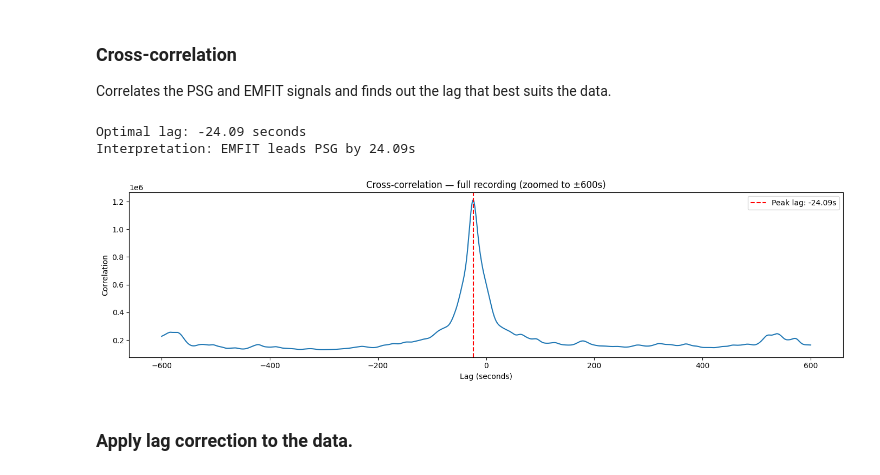
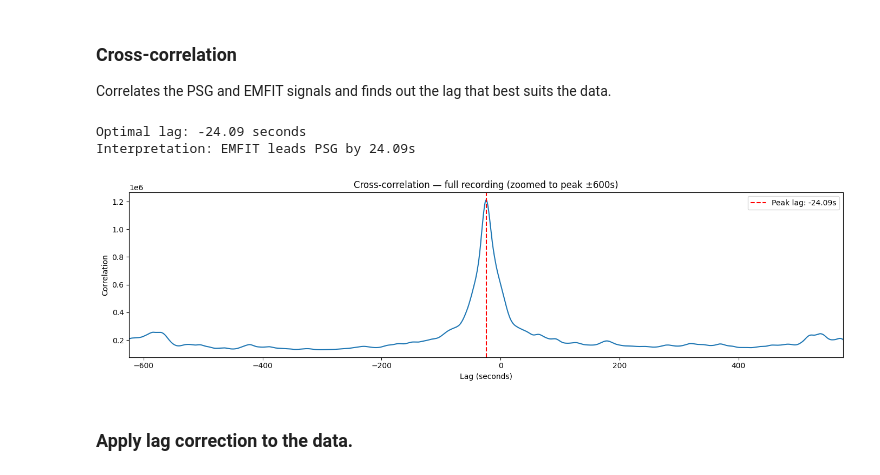
Before and after one commit to ryadl14/Mind_and_Skin, a Jupyter notebook: scripts/PSG_EMFIT_sync.ipynb, the cells around one changed output. Saved outputs shown, nothing was run; the diff lists cells and outputs as text; code cells hidden in the pictures.

```diff
--- a/scripts/PSG_EMFIT_sync.ipynb
+++ b/scripts/PSG_EMFIT_sync.ipynb
@@ -240,29 +240,30 @@ Correlates the PSG and EMFIT signals and finds out the lag that best suits the d
 # %%
 correlation_full = correlate(psg_smooth, emfit_smooth, mode='full')
 lags_full = np.arange(-(len(emfit_smooth)-1), len(psg_smooth))
 
 lag_samples = lags_full[np.argmax(correlation_full)]
 lag_seconds = lag_samples / PSG_FS
 
 print(f"Optimal lag: {lag_seconds:.2f} seconds")
 print(f"Interpretation: {'EMFIT leads PSG' if lag_seconds < 0 else 'PSG leads EMFIT'} by {abs(lag_seconds):.2f}s")
 
-# Plot zoomed to ±CORR_ZOOM_S seconds
-mask = (lags_full/PSG_FS >= -CORR_ZOOM_S) & (lags_full/PSG_FS <= CORR_ZOOM_S)
+# Plot zoomed to peak ±CORR_ZOOM_S seconds
+mask = (lags_full/PSG_FS >= lag_seconds - CORR_ZOOM_S) & (lags_full/PSG_FS <= lag_seconds + CORR_ZOOM_S)
 
 fig, ax = plt.subplots(figsize=(14, 4))
 ax.plot(lags_full[mask]/PSG_FS, correlation_full[mask])
 ax.axvline(x=lag_seconds, color='r', linestyle='--', label=f'Peak lag: {lag_seconds:.2f}s')
-ax.set_title(f'Cross-correlation — full recording (zoomed to ±{CORR_ZOOM_S}s)')
+ax.set_xlim(lag_seconds - CORR_ZOOM_S, lag_seconds + CORR_ZOOM_S)
+ax.set_title(f'Cross-correlation — full recording (zoomed to peak ±{CORR_ZOOM_S}s)')
 ax.set_xlabel('Lag (seconds)')
 ax.set_ylabel('Correlation')
 ax.legend()
 plt.tight_layout()
 plt.show()
 # %% [output]
 Optimal lag: -24.09 seconds
 Interpretation: EMFIT leads PSG by 24.09s
-[figure, old version]
+[figure, new version]
 # %% [markdown]
 ### Apply lag correction to the data.
 # %%
```
Also changed, not shown: parts of 6 cells of this notebook.
